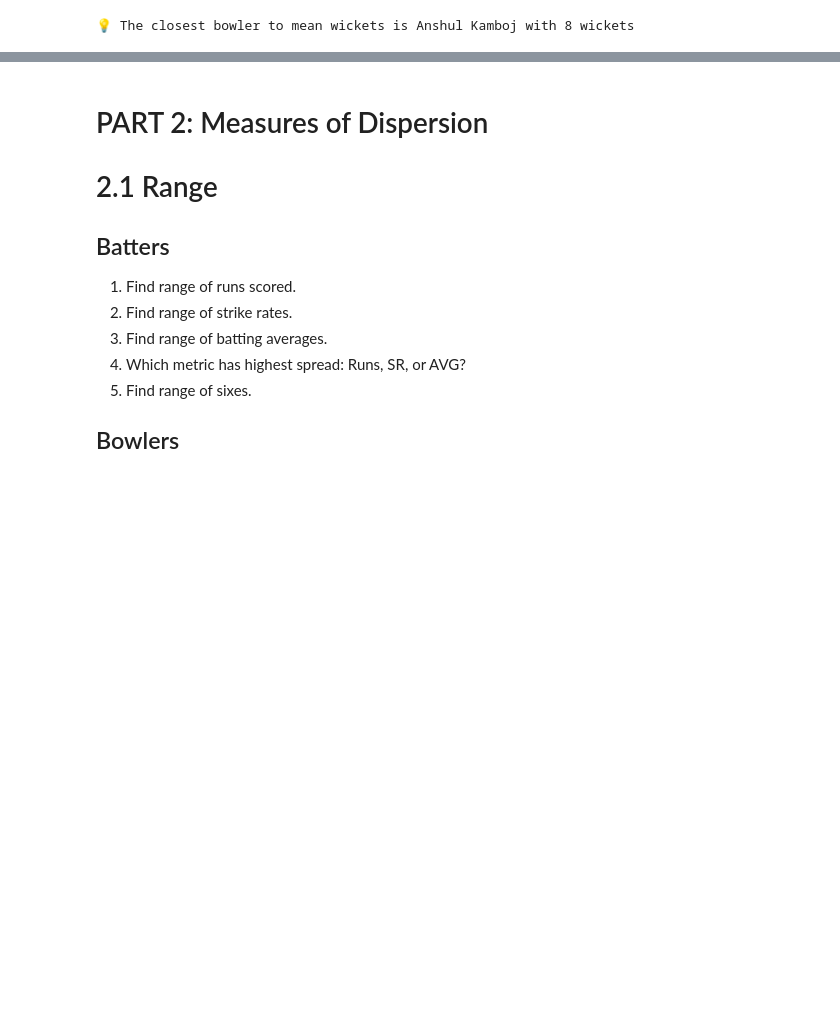
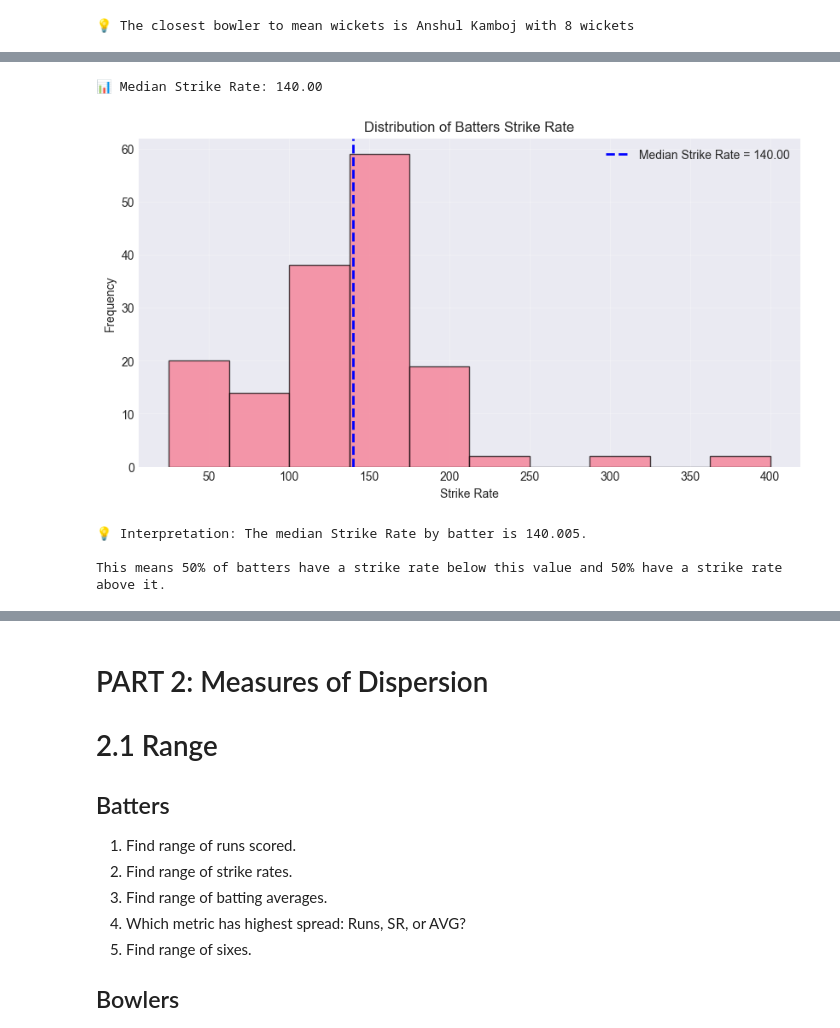
Before and after one commit to shahyash1136/data-analyst-porjects, a Jupyter notebook: IPL_2025_jupyterbook/index.ipynb, the cells around one changed output, grey strips where cells are left out. Cells and saved outputs as stored; diff of their text form; code cells hidden in the pictures; blank space fills up the shorter version.

```diff
--- a/IPL_2025_jupyterbook/index.ipynb
+++ b/IPL_2025_jupyterbook/index.ipynb
@@ -587,0 +617,31 @@ plt.show()
+# %%
+# 2. Find median strike rate.
+median_strike_rate = df_batters["SR"].median()
+print(f"📊 Median Strike Rate: {median_strike_rate:.2f}")
+
+plt.figure(figsize=(10, 5))
+plt.hist(df_batters["SR"], bins=10, alpha=0.7, edgecolor="black")
+plt.axvline(
+    median_strike_rate,
+    linestyle="--",
+    linewidth=2,
+    color="blue",
+    label=f"Median Strike Rate = {median_strike_rate:.2f}",
+)
+plt.xlabel("Strike Rate")
+plt.ylabel("Frequency")
+plt.title("Distribution of Batters Strike Rate")
+plt.grid(True, alpha=0.3)
+plt.legend()
+plt.show()
+
+print(f"\n💡 Interpretation: The median Strike Rate by batter is {median_strike_rate}.")
+print(
+    f"\nThis means 50% of batters have a strike rate below this value and 50% have a strike rate above it."
+)
+# %% [output]
+📊 Median Strike Rate: 140.00
+[figure, added]
+💡 Interpretation: The median Strike Rate by batter is 140.005.
+
+This means 50% of batters have a strike rate below this value and 50% have a strike rate above it.
```
Also changed, not shown: parts of 11 cells of this notebook.
